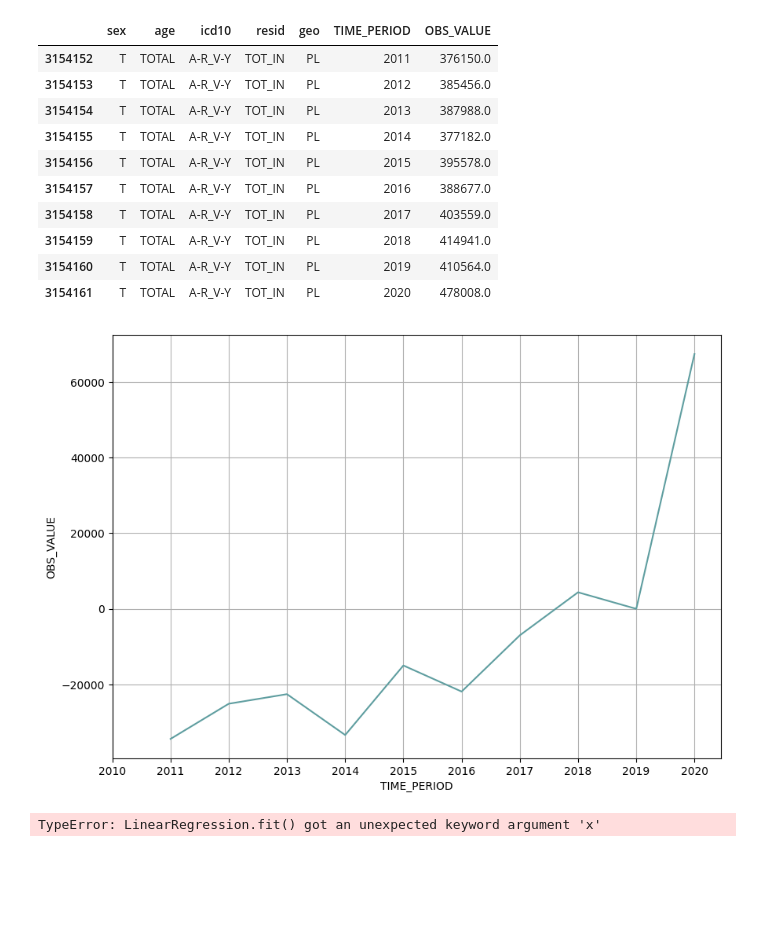
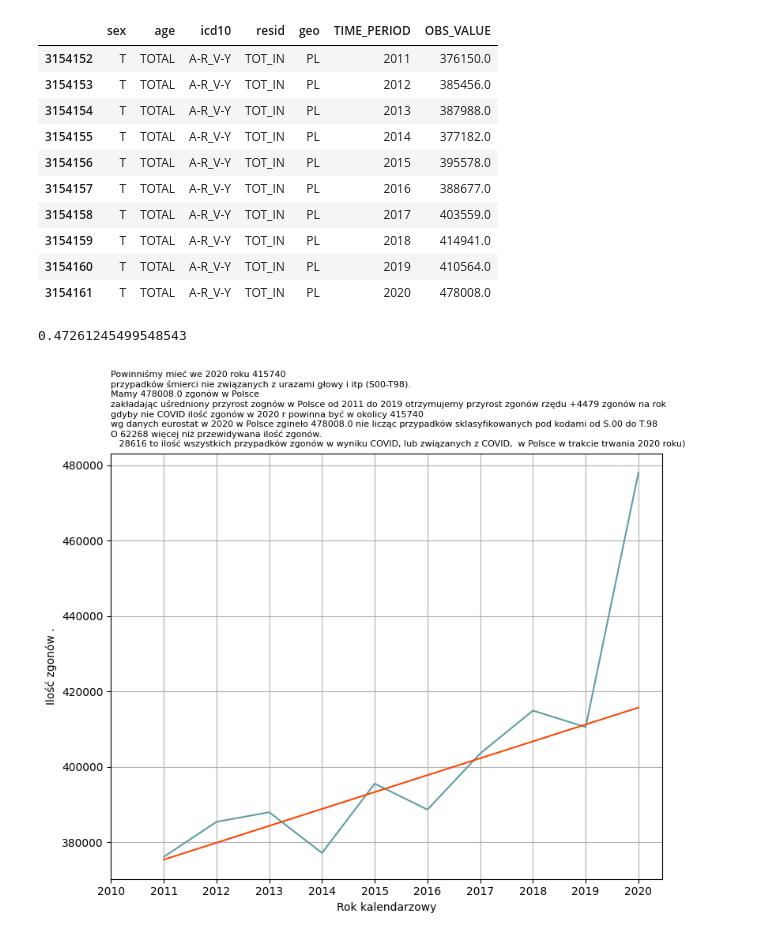
Before and after one commit to ninj4i/kowidowe, a Jupyter notebook: mortality.ipynb, the cells around one changed output. Drawn from its saved outputs; the diff is of its cells as text; code cells hidden in the pictures; blank space fills up the shorter version.

```diff
--- a/mortality.ipynb
+++ b/mortality.ipynb
@@ -1,4 +1,5 @@
 # %%
+import requests as req
 import pandas as pd
 import matplotlib.pyplot as plt
 import seaborn as sns
@@ -7,7 +8,7 @@ from pathlib import Path
 from sklearn import linear_model as LM
 
 plt.rcParams['figure.dpi']     = 100
-plt.rcParams['figure.figsize'] = 10,7
+plt.rcParams['figure.figsize'] = 9,7
 plt.rcParams['axes.prop_cycle'] = cycler('color', ['cadetblue','orangered','gold', 'navy'])
 # %%
 mortality_data = pd.read_csv(Path('dane\HLTH_CD_ARO.csv'))
@@ -44,15 +45,34 @@ mortality_data_PL
 | 3154159 | T | TOTAL | A-R_V-Y | TOT_IN | PL | 2018 | 414941.0 |
 | 3154160 | T | TOTAL | A-R_V-Y | TOT_IN | PL | 2019 | 410564.0 |
 | 3154161 | T | TOTAL | A-R_V-Y | TOT_IN | PL | 2020 | 478008.0 |
-# %%
-sns.lineplot(data = mortality_data_PL, x = 'TIME_PERIOD', y = mortality_data_PL['OBS_VALUE']-mortality_data_PL.loc[3154160,'OBS_VALUE'])
-plt.xticks([x for x in range(2010,2021)])
-plt.grid('both')
-plt.show()
-# %% [output]
-[figure, removed]
-# %%
-LM_reg = LM.LinearRegression()
-LM_reg.fit([ [mortality_data_PL['TIME_PERIOD']], y = mortality_data_PL['OBS_VALUE'].values])
-# %% [output]
-TypeError: LinearRegression.fit() got an unexpected keyword argument 'x'
+# %%
+LM_reg = LM.LinearRegression()
+LM_reg.fit(mortality_data_PL['TIME_PERIOD'].iloc[:-1].values.reshape(-1, 1), mortality_data_PL['OBS_VALUE'].iloc[:-1].values.reshape(-1, 1))
+LM_reg.coef_
+LM_reg.score(mortality_data_PL['TIME_PERIOD'].values.reshape(-1, 1), mortality_data_PL['OBS_VALUE'].values.reshape(-1, 1))
+# %% [output]
+0.47261245499548543
+# %%
+preds = pd.DataFrame()
+preds['rok'] = [r for r in range(2011,2021)]
+preds['y_pred'] = LM_reg.predict(preds['rok'].values.reshape(-1,1))
+preds.set_index('rok',inplace = True)
+mortality_data_PL.set_index('TIME_PERIOD', inplace = True)
+# %%
+sns.lineplot(data = mortality_data_PL, x = 'TIME_PERIOD', y = mortality_data_PL['OBS_VALUE'])
+sns.lineplot(data = preds, x = 'rok', y = 'y_pred')
+plt.xticks([x for x in range(2010,2021)])
+plt.grid('both')
+plt.ylabel('Ilość zgonów .')
+plt.xlabel('Rok kalendarzowy')
+plt.title(f"""Powinniśmy mieć we 2020 roku {preds.loc[2020,'y_pred']:.0f}
+przypadków śmierci nie związanych z urazami głowy i itp (S00-T98).
+Mamy {mortality_data_PL.loc[2020,'OBS_VALUE']} zgonów w Polsce
+zakładając uśredniony przyrost zognów w Polsce od 2011 do 2019 otrzymujemy przyrost zgonów rzędu {float(LM_reg.coef_):+.0f} zgonów na rok
+gdyby nie COVID ilość zgonów w 2020 r powinna być w okolicy {preds.loc[2020,'y_pred']:.0f}
+wg danych eurostat w 2020 w Polsce zgineło {mortality_data_PL.loc[2020,'OBS_VALUE']} nie licząc przypadków sklasyfikowanych pod kodami od S.00 do T.98
+O {mortality_data_PL.loc[2020, 'OBS_VALUE'] - preds.loc[2020, 'y_pred']:.0f} więcej niż przewidywana ilość zgonów.
+   28616 to ilość wszystkich przypadków zgonów w wyniku COVID, lub związanych z COVID,  w Polsce w trakcie trwania 2020 roku)""", loc = 'left', fontsize = 8)
+plt.show()
+# %% [output]
+[figure, added]
```
Also changed, not shown: parts of 5 cells of this notebook.
